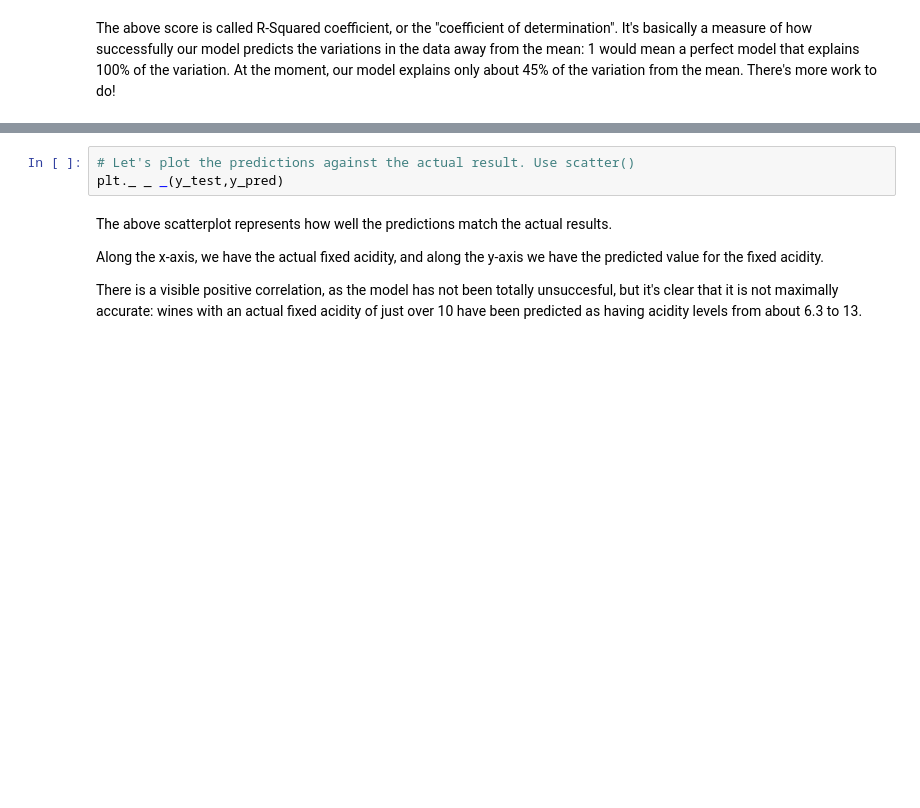
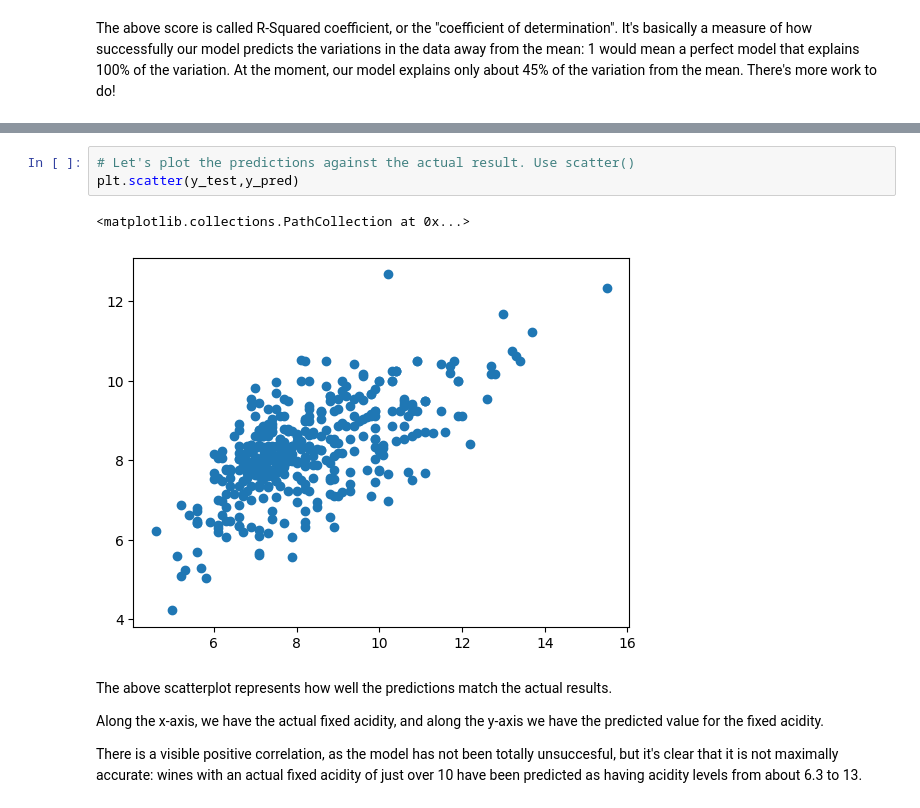
Before and after one commit to binayakhadka/springboard_case_study, a Jupyter notebook: Linear Regression/Springboard Regression Case Study - the Red Wine Dataset - Tier 1.ipynb, the cells around one changed output, grey strips where cells are left out. Cells and saved outputs as stored; diff of their text form; blank space fills up the shorter version.

```diff
--- a/Linear Regression/Springboard Regression Case Study - the Red Wine Dataset - Tier 1.ipynb
+++ b/Linear Regression/Springboard Regression Case Study - the Red Wine Dataset - Tier 1.ipynb
@@ -422,6 +433,9 @@ y_pred = rModel._ _ _(X_test)
 # %%
 # Let's plot the predictions against the actual result. Use scatter()
-plt._ _ _(y_test,y_pred)
+plt.scatter(y_test,y_pred)
+# %% [output]
+<matplotlib.collections.PathCollection at 0x...>
+[figure, added]
 # %% [markdown]
 The above scatterplot represents how well the predictions match the actual results.
 
```
Also changed, not shown: parts of 5 cells of this notebook.
